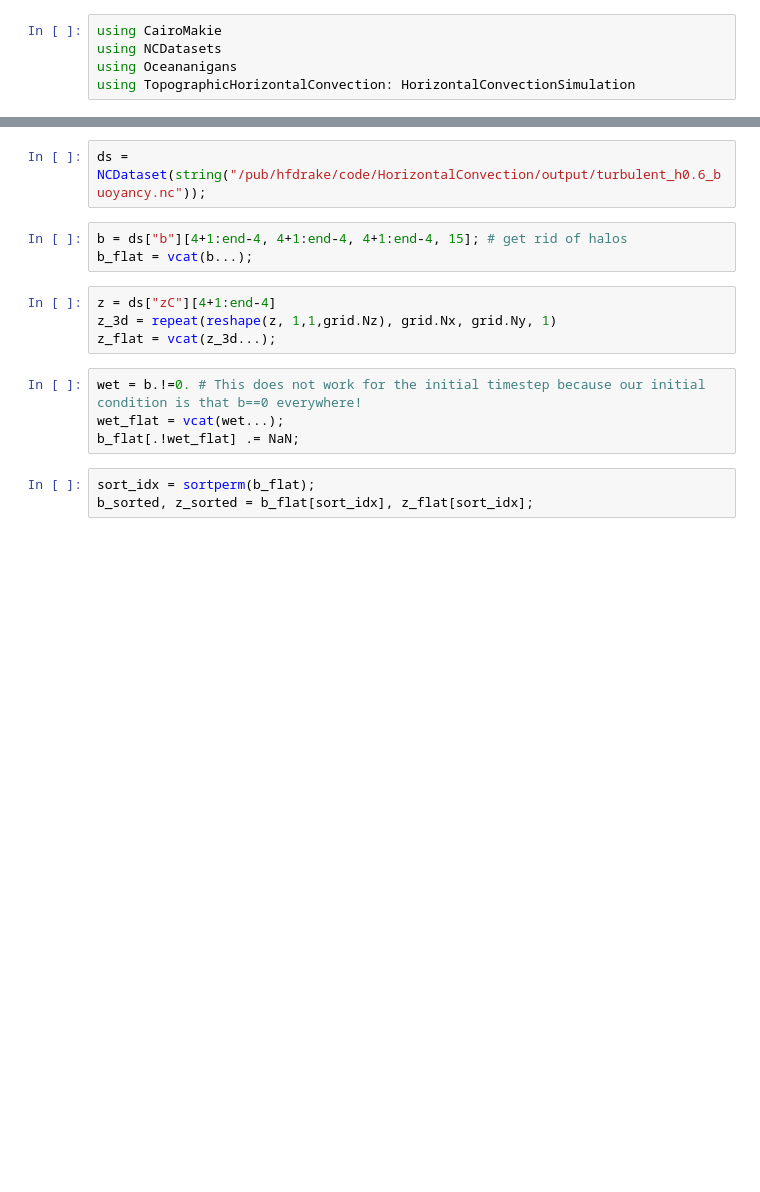
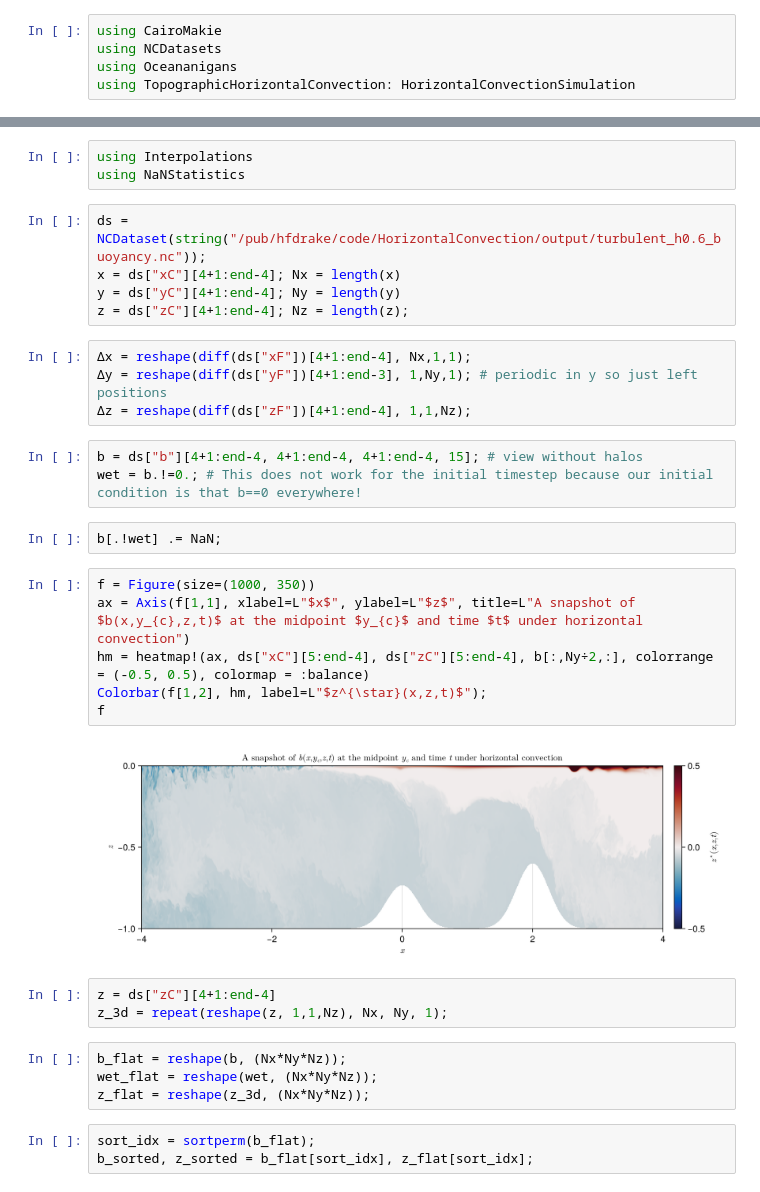
Before and after one commit to ikeshwani/HorizontalConvection, a Jupyter notebook: notebooks/background_potential_energy.ipynb, the cells around one changed output, grey strips where cells are left out. Cells and saved outputs as stored; diff of their text form; blank space fills up the shorter version.

```diff
--- a/notebooks/background_potential_energy.ipynb
+++ b/notebooks/background_potential_energy.ipynb
@@ -32,16 +6,35 @@ grid = simulation.model.grid.underlying_grid
+# %%
+using Interpolations
+using NaNStatistics
 # %%
 ds = NCDataset(string("/pub/hfdrake/code/HorizontalConvection/output/turbulent_h0.6_buoyancy.nc"));
+x = ds["xC"][4+1:end-4]; Nx = length(x)
+y = ds["yC"][4+1:end-4]; Ny = length(y)
+z = ds["zC"][4+1:end-4]; Nz = length(z);
+# %%
+Δx = reshape(diff(ds["xF"])[4+1:end-4], Nx,1,1);
+Δy = reshape(diff(ds["yF"])[4+1:end-3], 1,Ny,1); # periodic in y so just left positions
+Δz = reshape(diff(ds["zF"])[4+1:end-4], 1,1,Nz);
 # %%
-b = ds["b"][4+1:end-4, 4+1:end-4, 4+1:end-4, 15]; # get rid of halos
-b_flat = vcat(b...);
+b = ds["b"][4+1:end-4, 4+1:end-4, 4+1:end-4, 15]; # view without halos
+wet = b.!=0.; # This does not work for the initial timestep because our initial condition is that b==0 everywhere!
+# %%
+b[.!wet] .= NaN;
+# %%
+f = Figure(size=(1000, 350))
+ax = Axis(f[1,1], xlabel=L"$x$", ylabel=L"$z$", title=L"A snapshot of $b(x,y_{c},z,t)$ at the midpoint $y_{c}$ and time $t$ under horizontal convection")
+hm = heatmap!(ax, ds["xC"][5:end-4], ds["zC"][5:end-4], b[:,Ny÷2,:], colorrange = (-0.5, 0.5), colormap = :balance)
+Colorbar(f[1,2], hm, label=L"$z^{\star}(x,z,t)$");
+f
+# %% [output]
+[figure, added]
 # %%
 z = ds["zC"][4+1:end-4]
-z_3d = repeat(reshape(z, 1,1,grid.Nz), grid.Nx, grid.Ny, 1)
-z_flat = vcat(z_3d...);
+z_3d = repeat(reshape(z, 1,1,Nz), Nx, Ny, 1);
-# %%
-wet = b.!=0. # This does not work for the initial timestep because our initial condition is that b==0 everywhere!
-wet_flat = vcat(wet...);
-b_flat[.!wet_flat] .= NaN;
+# %%
+b_flat = reshape(b, (Nx*Ny*Nz));
+wet_flat = reshape(wet, (Nx*Ny*Nz));
+z_flat = reshape(z_3d, (Nx*Ny*Nz));
 # %%
 sort_idx = sortperm(b_flat);
 b_sorted, z_sorted = b_flat[sort_idx], z_flat[sort_idx];
```
Also changed, not shown: parts of 17 cells of this notebook.
